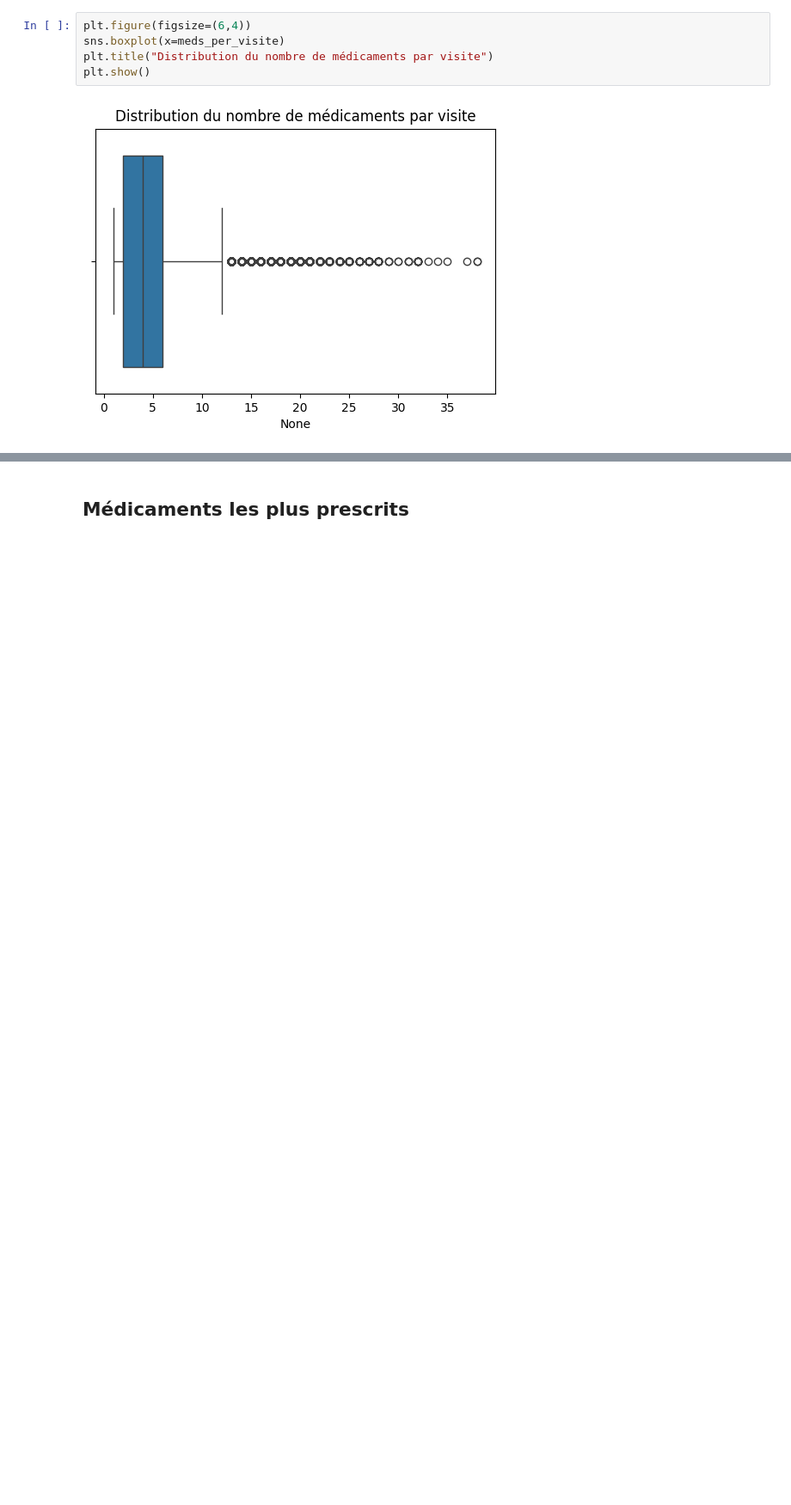
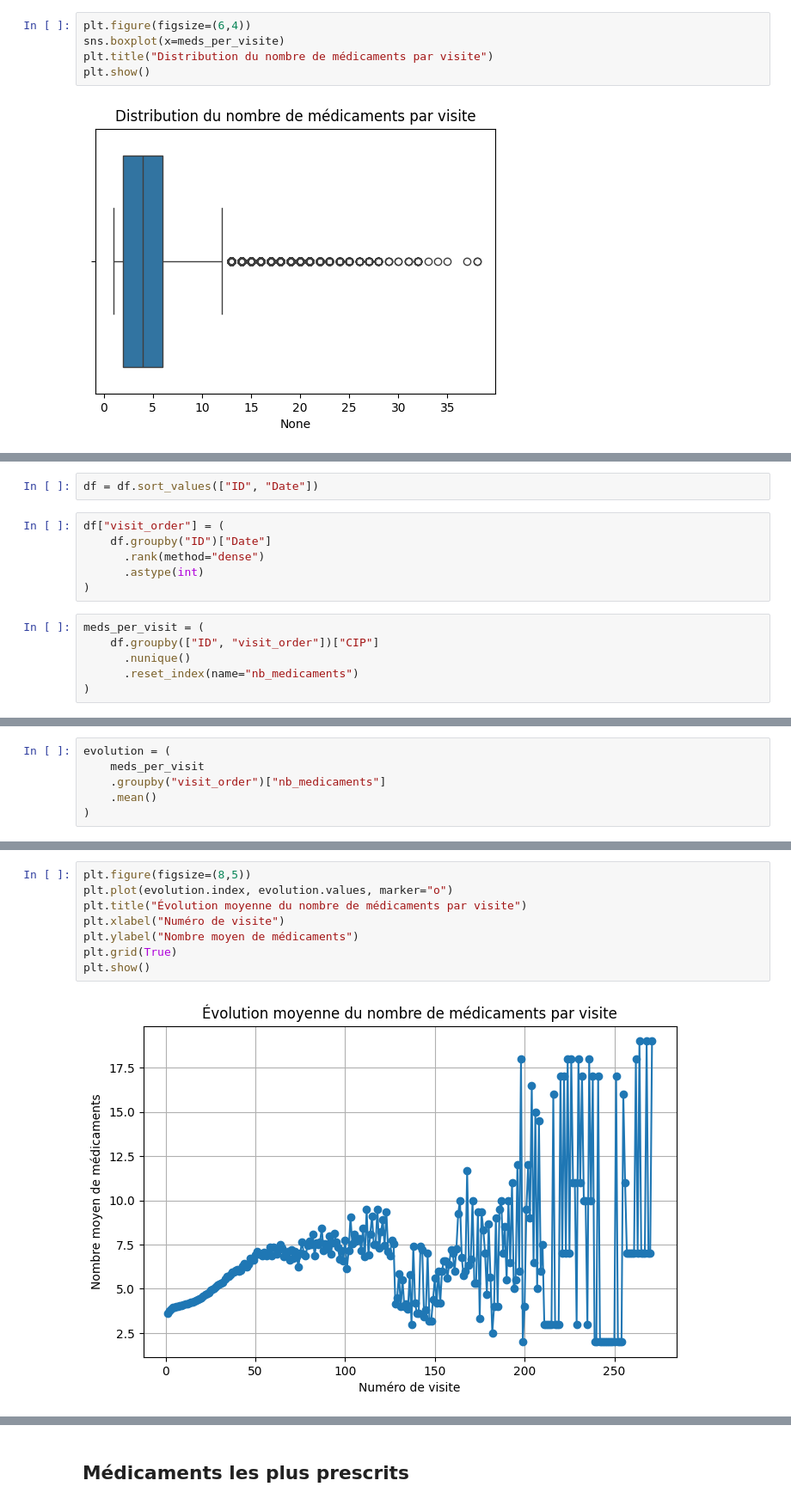
Before and after one commit to touXik/OCTAVIA, a Jupyter notebook: Prescription/code propres/analyse_descriptive.ipynb, the cells around one changed output, grey strips where cells are left out. Shown at 86% size. Cells and saved outputs as stored; diff of their text form; blank space fills up the shorter version.

```diff
--- a/Prescription/analyse_final.ipynb
+++ b/Prescription/code propres/analyse_descriptive.ipynb
@@ -148,0 +234,14 @@ plt.show()
+# %%
+df = df.sort_values(["ID", "Date"])
+# %%
+df["visit_order"] = (
+    df.groupby("ID")["Date"]
+      .rank(method="dense")
+      .astype(int)
+)
+# %%
+meds_per_visit = (
+    df.groupby(["ID", "visit_order"])["CIP"]
+      .nunique()
+      .reset_index(name="nb_medicaments")
+)
@@ -148,0 +264,6 @@ plt.show()
+# %%
+evolution = (
+    meds_per_visit
+    .groupby("visit_order")["nb_medicaments"]
+    .mean()
+)
@@ -148,0 +285,10 @@ plt.show()
+# %%
+plt.figure(figsize=(8,5))
+plt.plot(evolution.index, evolution.values, marker="o")
+plt.title("Évolution moyenne du nombre de médicaments par visite")
+plt.xlabel("Numéro de visite")
+plt.ylabel("Nombre moyen de médicaments")
+plt.grid(True)
+plt.show()
+# %% [output]
+[figure, added]
```
Also changed, not shown: parts of 31 cells of this notebook, 5 other files.
